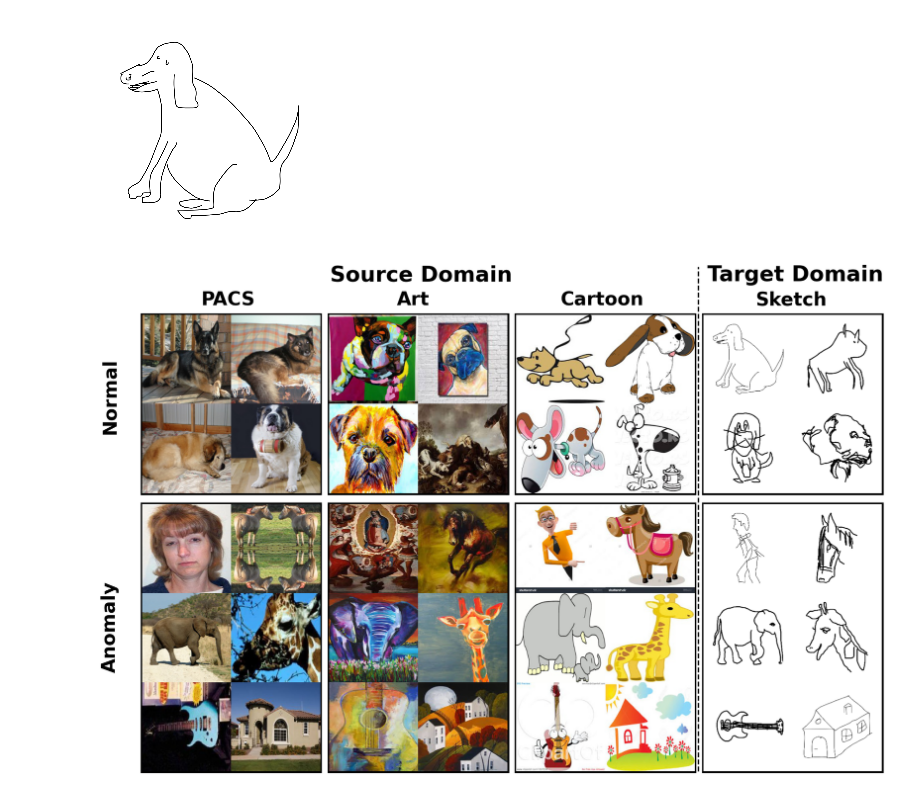
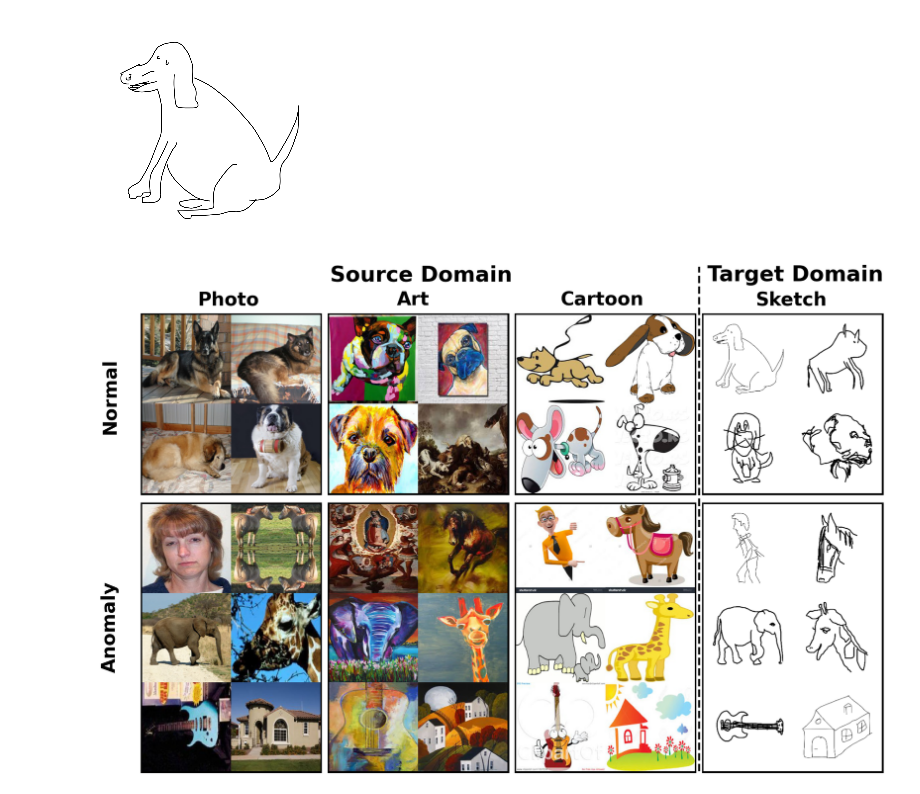
Before and after one commit to EIPsilly/Mean-Shifted-Anomaly-Detection, a Jupyter notebook: PACS_image_plt.ipynb, the cells around one changed output. Cells and saved outputs as stored; diff of their text form; code cells hidden in the pictures.

```diff
--- a/PACS_image_plt.ipynb
+++ b/PACS_image_plt.ipynb
@@ -131,33 +131,33 @@ for row in range(group_rows):
                 ax = fig.add_subplot(gs[i, j])
                 ax.imshow(img)
                 ax.axis('off')  # 关闭坐标轴
                 ax.set_xticks([])  # 隐藏坐标轴
                 ax.set_yticks([])
                 image_index += 1
 
 
 
 # 调整布局
 # 添加标题文本（横跨两列）
 fig.text(0.44, 1.02, 'Source Domain', fontsize=32, fontweight='bold', ha='center')
 fig.text(0.895, 1.02, 'Target Domain', fontsize=32, fontweight='bold', ha='center')
 
 # 添加每列的子标题
-fig.text(0.205, 0.97, 'PACS', fontsize=28, fontweight='bold', ha='center')
+fig.text(0.205, 0.97, 'Photo', fontsize=28, fontweight='bold', ha='center')
 fig.text(0.43, 0.97, 'Art', fontsize=28, fontweight='bold', ha='center')
 fig.text(0.66, 0.97, 'Cartoon', fontsize=28, fontweight='bold', ha='center')
 fig.text(0.89, 0.97, 'Sketch', fontsize=28, fontweight='bold', ha='center')
 
 fig.text(0.05, 0.78, "Normal", fontsize=28, fontweight='bold', rotation=90, va='center')
 fig.text(0.05, 0.3, "Anomaly", fontsize=28, fontweight='bold', rotation=90, va='center')
 
-fig.add_artist(plt.Line2D([0.777, 0.777], [0, 1.05], linestyle="--", color="black", linewidth=2, transform=fig.transFigure))
+fig.add_artist(plt.Line2D([0.778, 0.778], [0, 1.05], linestyle="--", color="black", linewidth=3, transform=fig.transFigure))
 
 # 调整布局
 plt.subplots_adjust(left=0.1, right=1, top=0.95, bottom=0, wspace=0, hspace=0)
 
 # 保存合并后的图片
 plt.savefig("PACS_images.pdf", bbox_inches='tight', pad_inches=0.1, dpi=300, facecolor=fig.get_facecolor())
 plt.show()
 # %% [output]
-[figure, old version]
+[figure, new version]
```
Also changed, not shown: 3 other files.
